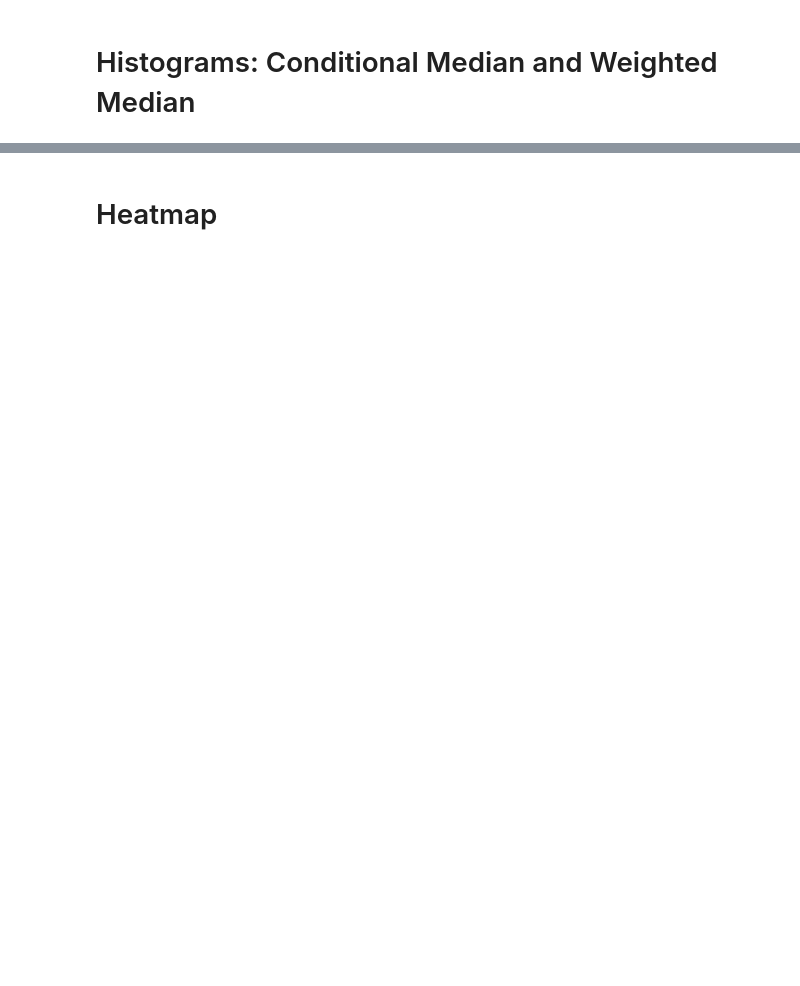
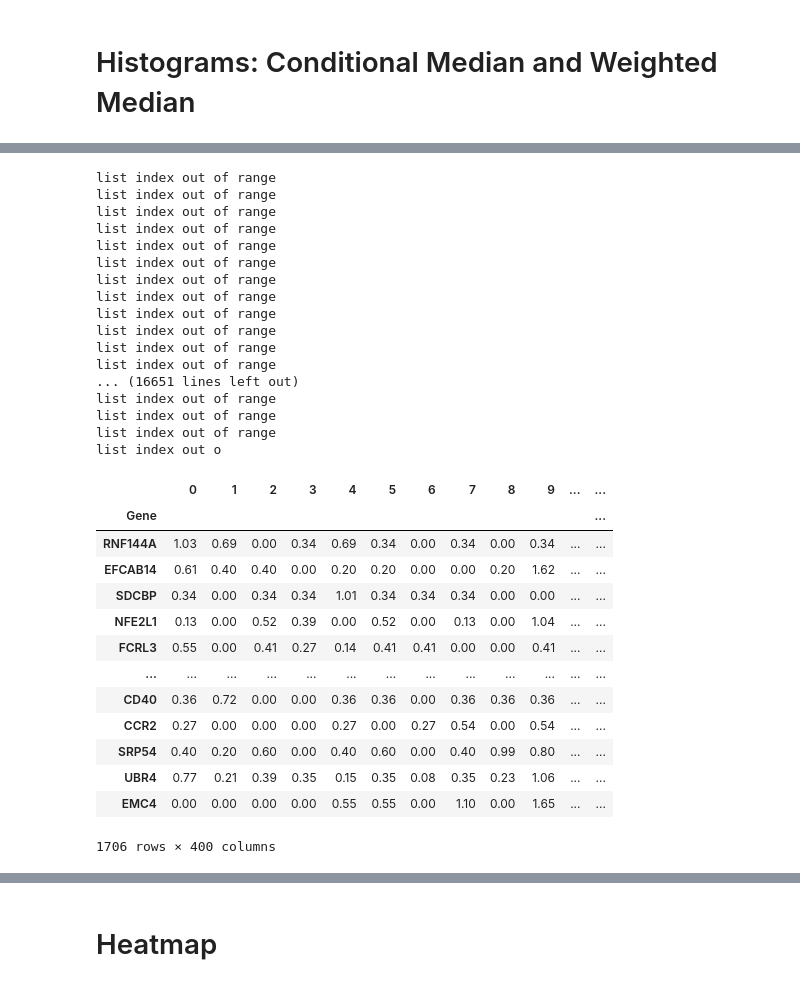
Before and after one commit to Norange01/scRNA-seq_Analysis, a Jupyter notebook: CAR T-Cell Therapy Target Assessment Lupus.ipynb, the cells around one changed output, grey strips where cells are left out. Saved outputs shown, nothing was run; the diff lists cells and outputs as text; code cells hidden in the pictures; blank space fills up the shorter version.

```diff
--- a/CAR T-Cell Therapy Target Assessment Lupus.ipynb
+++ b/CAR T-Cell Therapy Target Assessment Lupus.ipynb
@@ -548,2 +768,79 @@ plt.show()
+# %%
+from Bio import SeqIO
+import protpy as protpy
+import numpy as np
+
+def get_fasta(geneList):
+    gene_to_seq = {}
+    sequences=[]
+    geneList=list(geneList)
+    successfulGenes=[]
+
+    for record in SeqIO.parse("/kaggle/input/uniprot-swissprot-fasta/uniprot_sprot.fasta", "fasta"):
+        org=record.name.split("|")[2].split("_")[1]
+        try:
+            gene=record.description.split("GN=")[1].split(" ")[0]
+        except Exception as e:
+            print(e)
+            gene=record.name.split("|")[2].split("_")[0]
+        if(org == "HUMAN" and gene in geneList):
+            gene_to_seq[gene]=record.seq
+            #print(gene_to_seq)
+    for gene in geneList:
+        try:
+            new_seq=gene_to_seq[gene]
+            sequences.append(new_seq)
+            successfulGenes.append(gene)
+        except Exception as e:
+            print(e)
+    return sequences, successfulGenes
+
+prots=[g for g in surf_markers if g in list(adata.var_names)]
+seqs, genes_found=get_fasta(prots) # use genes in common between surface markers and dataset
+desc_lookup=pd.DataFrame({"Gene": genes_found, "FASTA": seqs})
+descList=[]
+for i, seq in enumerate(seqs):
+    #try:
+    descList.append(protpy.dipeptide_composition(str(seq)))
+    #except:
+        #print("Error with gene "+genes_found[i]+" sequence "+seq)
+desc_lookup=desc_lookup.join(pd.DataFrame(np.squeeze(descList)))
+desc_lookup.drop("FASTA", inplace=True, axis=1)
+desc_lookup.set_index("Gene", inplace=True)
+
+#desc_lookup.drop_duplicates(subset='Gene', inplace=True, axis=0)
+display(desc_lookup)
+# %% [output]
+list index out of range
+list index out of range
+list index out of range
+list index out of range
+list index out of range
+list index out of range
+list index out of range
+list index out of range
+list index out of range
+list index out of range
+list index out of range
+list index out of range
+... (16651 lines left out)
+list index out of range
+list index out of range
+list index out of range
+list index out o
+|  | 0 | 1 | 2 | 3 | 4 | 5 | 6 | 7 | 8 | 9 | ... | ... |
+| Gene |  |  |  |  |  |  |  |  |  |  |  | ... |
+| RNF144A | 1.03 | 0.69 | 0.00 | 0.34 | 0.69 | 0.34 | 0.00 | 0.34 | 0.00 | 0.34 | ... | ... |
+| EFCAB14 | 0.61 | 0.40 | 0.40 | 0.00 | 0.20 | 0.20 | 0.00 | 0.00 | 0.20 | 1.62 | ... | ... |
+| SDCBP | 0.34 | 0.00 | 0.34 | 0.34 | 1.01 | 0.34 | 0.34 | 0.34 | 0.00 | 0.00 | ... | ... |
+| NFE2L1 | 0.13 | 0.00 | 0.52 | 0.39 | 0.00 | 0.52 | 0.00 | 0.13 | 0.00 | 1.04 | ... | ... |
+| FCRL3 | 0.55 | 0.00 | 0.41 | 0.27 | 0.14 | 0.41 | 0.41 | 0.00 | 0.00 | 0.41 | ... | ... |
+| ... | ... | ... | ... | ... | ... | ... | ... | ... | ... | ... | ... | ... |
+| CD40 | 0.36 | 0.72 | 0.00 | 0.00 | 0.36 | 0.36 | 0.00 | 0.36 | 0.36 | 0.36 | ... | ... |
+| CCR2 | 0.27 | 0.00 | 0.00 | 0.00 | 0.27 | 0.00 | 0.27 | 0.54 | 0.00 | 0.54 | ... | ... |
+| SRP54 | 0.40 | 0.20 | 0.60 | 0.00 | 0.40 | 0.60 | 0.00 | 0.40 | 0.99 | 0.80 | ... | ... |
+| UBR4 | 0.77 | 0.21 | 0.39 | 0.35 | 0.15 | 0.35 | 0.08 | 0.35 | 0.23 | 1.06 | ... | ... |
+| EMC4 | 0.00 | 0.00 | 0.00 | 0.00 | 0.55 | 0.55 | 0.00 | 1.10 | 0.00 | 1.65 | ... | ... |
+1706 rows × 400 columns
 # %%
 cellMatrix
```
Also changed, not shown: parts of 39 cells of this notebook.
